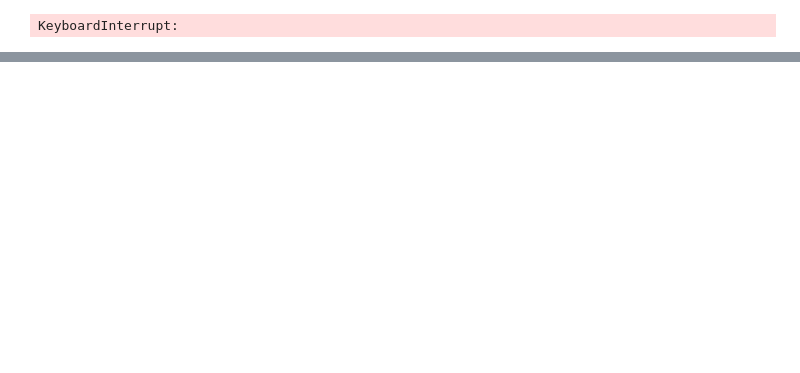
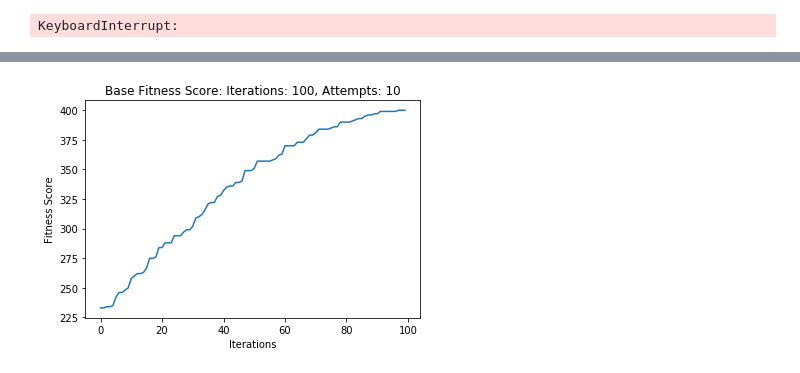
Before and after one commit to JonahCWilson/mla2, a Jupyter notebook: Assignment2.ipynb, the cells around one changed output, grey strips where cells are left out. Cells and saved outputs as stored; diff of their text form; code cells hidden in the pictures; blank space fills up the shorter version.

Commit message:
Added a lot of content, working on Random Hill Climb right now

```diff
--- a/Assignment2.ipynb
+++ b/Assignment2.ipynb
@@ -312,9 +313,9 @@ def max_three_zeros(state):
 halfFitness = mlrose.CustomFitness(max_half_and_end)
 zeroFitness = mlrose.CustomFitness(max_three_zeros)
 onesFitness = mlrose.OneMax()
-LENGTH = 100
-attempts = [10, 50, 100, 500]
-iters = [10, 50, 100, 500]
+LENGTH = 400
+attempts = [10, 50, 100, 250, 500]
+iters = [10, 50, 100, 250, 500, math.inf]
 restarts = [0, 10, 50, 100, 250]
 init_state = np.array([0 for i in range(LENGTH)])
 schedules = [mlrose.ExpDecay(), mlrose.GeomDecay(), mlrose.ArithDecay()]
@@ -329,7 +330,7 @@ halfProblem = mlrose.DiscreteOpt(length=LENGTH, fitness_fn = halfFitness, maximi
 
 rhcCombos = [i for i in itertools.product(attempts, iters, restarts)]
 saCombos = [i for i in itertools.product(schedules, attempts, iters)]
-gaCombos = [i for i in itertools.product(attempts, iters, pop_sizes, mutation_probs)]
+gaCombos = [i for i in itertools.product(attempts, iters)]
 # %%
 def get_param_grid(algoObj, combo, param_grid):
     new_grid = param_grid.copy()
@@ -352,6 +353,7 @@ def run_optimization_problem(combos, algorithm, params):
     current_state = current_fitness = 0
     best_state = best_fitness = 0
     best_combo = None
+    best_mean = 0
 
     for combo in combos:
         d = get_param_grid(algorithm, combo, params)
@@ -612,0 +490,72 @@ best_state_ones, best_fitness_ones, curves, best_combo_ones = run_optimization_p
+# %%
+# Genetic Algorithm - Half and One Problem
+param_grid = {
+    'problem': halfProblem,
+    'random_state': 5,
+    'curve': True
+}
+best_state, best_fitness, curves, best_combo = run_optimization_problem(gaCombos, ga, param_grid)
+
+param_grid['max_attempts'] = best_combo[0]
+param_grid['max_iters'] = best_combo[1]
+best_state, best_fitness, curves = ga(**param_grid)
+plt.plot(curves)
+plt.title("Base Fitness Score: Iterations: {}, Attempts: {}".format(best_combo[1], best_combo[0]))
+plt.xlabel("Iterations")
+plt.ylabel("Fitness Score")
+plt.show()
+
+
+mutation_prob = [i/10 for i in range(1, 10)]
+means = []
+for change in mutation_prob:
+    param_grid['mutation_prob'] = change
+    best_state, best_fitness, curves = ga(**param_grid)
+    means.append(np.mean(curves))
+
+plt.plot(mutation_prob, means)
+plt.title("Mean Fitness score over different mutation probabilities")
+plt.xlabel("Mutation Probabilities")
+plt.ylabel("Mean Curve Score")
+plt.show()
+
+# Show effect of different population sizes
+param_grid['mutation_prob'] = .2
+pops = [2, 10, 50, 100, 200, 500]
+pop_avg = []
+for pop in pops:
+    param_grid['pop_size'] = pop
+    best_state, best_fitness, curves = ga(**param_grid)
+    pop_avg.append(np.mean(curves))
+
+
+plt.plot([str(i) for i in pops], pop_avg)
+plt.title("Mean Fitness Score Over Population Size")
+plt.xlabel("Population Size")
+plt.ylabel("Mean Fitness Score")
+plt.show()
+
+# Change pop_size and replot
+param_grid['pop_size'] = 500
+best_state, best_fitness, curves = ga(**param_grid)
+plt.plot(curves)
+plt.title("Fitness Score after all Optimizations")
+plt.xlabel("Iterations")
+plt.ylabel("Fitness Score")
+plt.show()
+
+means = []
+
+for i in [100, 200, 300, 400, 500]:
+    prob = mlrose.DiscreteOpt(length = i, fitness_fn = onesFitness, maximize = True, max_val = 2)
+    param_grid['problem'] = prob
+    best_state, best_fitness, curves = ga(**param_grid)
+    means.append(np.mean(curves))
+
+plt.plot(["100", "200","300","400","500"],means)
+plt.title("Mean Fitness Score Over Different Problem Sizes")
+plt.xlabel("Problem Size")
+plt.ylabel("Mean Fitness Score")
+plt.show()
+# %% [output]
+[figure, added]
```
Also changed, not shown: parts of 16 cells of this notebook.
